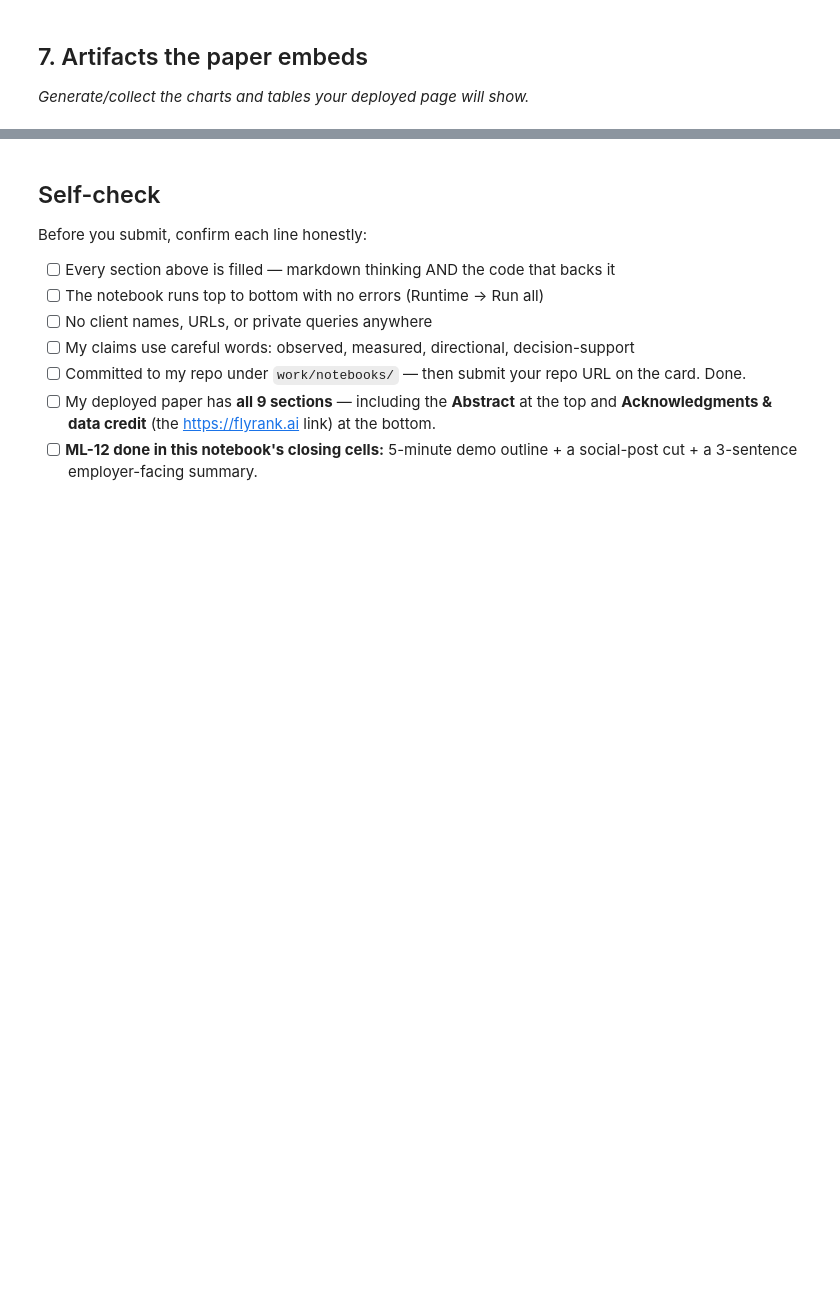
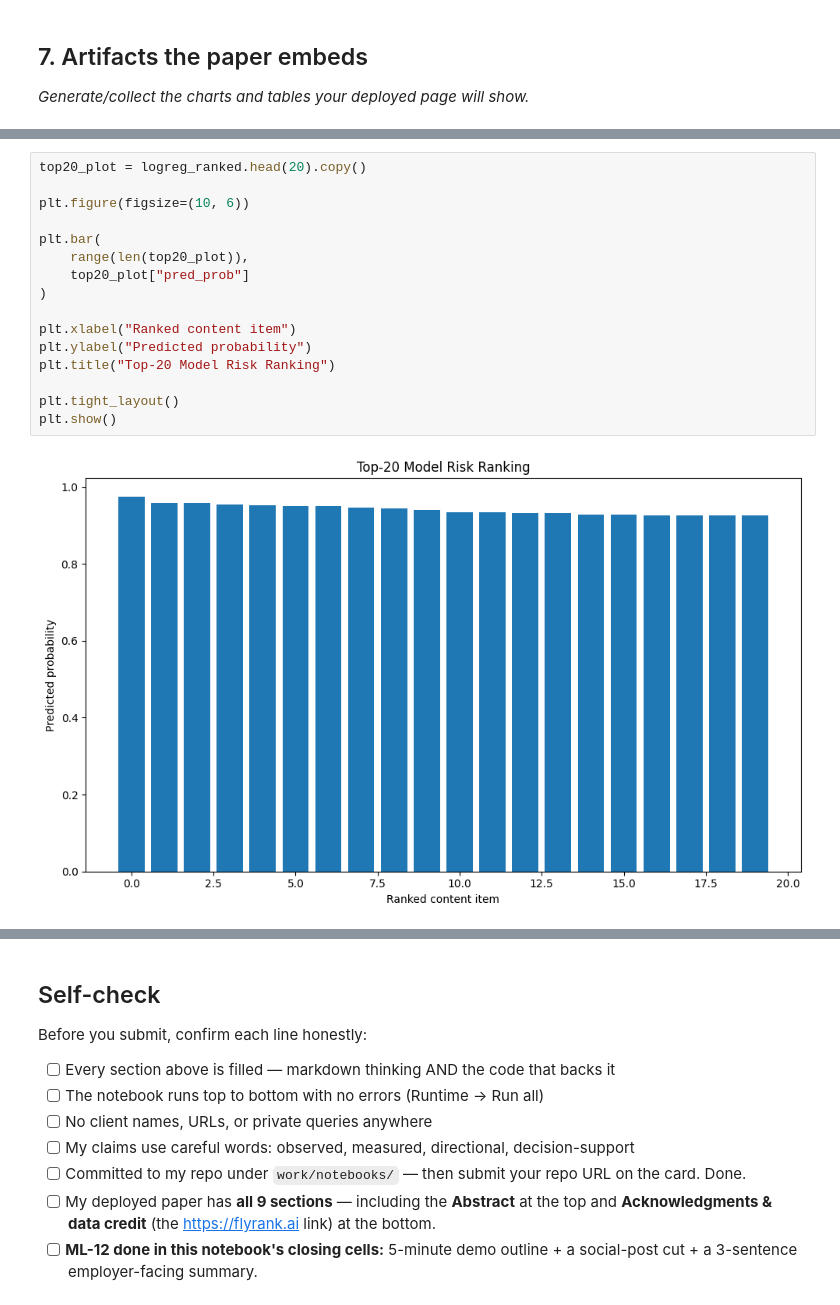
Before and after one commit to shahzamanjatoi/flyrank-ml-internship, a Jupyter notebook: work/notebooks/capstone.ipynb, the cells around one changed output, grey strips where cells are left out. Saved outputs shown, nothing was run; the diff lists cells and outputs as text; blank space fills up the shorter version.

```diff
--- a/work/notebooks/capstone.ipynb
+++ b/work/notebooks/capstone.ipynb
@@ -36,0 +1109,18 @@ This skeleton is yours to fill. Work the sections **in order** — each one has
+# %%
+top20_plot = logreg_ranked.head(20).copy()
+
+plt.figure(figsize=(10, 6))
+
+plt.bar(
+    range(len(top20_plot)),
+    top20_plot["pred_prob"]
+)
+
+plt.xlabel("Ranked content item")
+plt.ylabel("Predicted probability")
+plt.title("Top-20 Model Risk Ranking")
+
+plt.tight_layout()
+plt.show()
+# %% [output]
+[figure, added]
```
Also changed, not shown: parts of 33 cells of this notebook.
